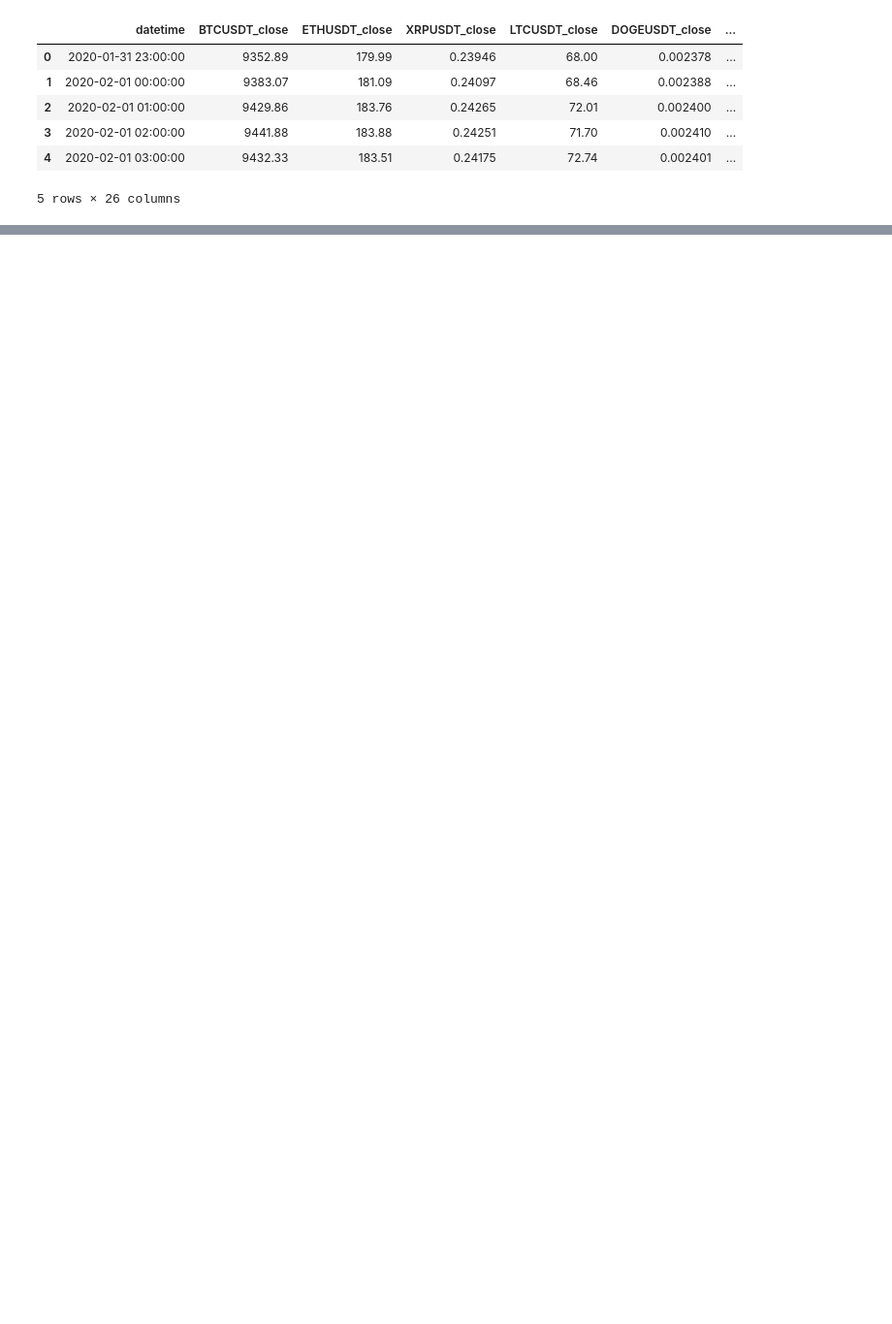
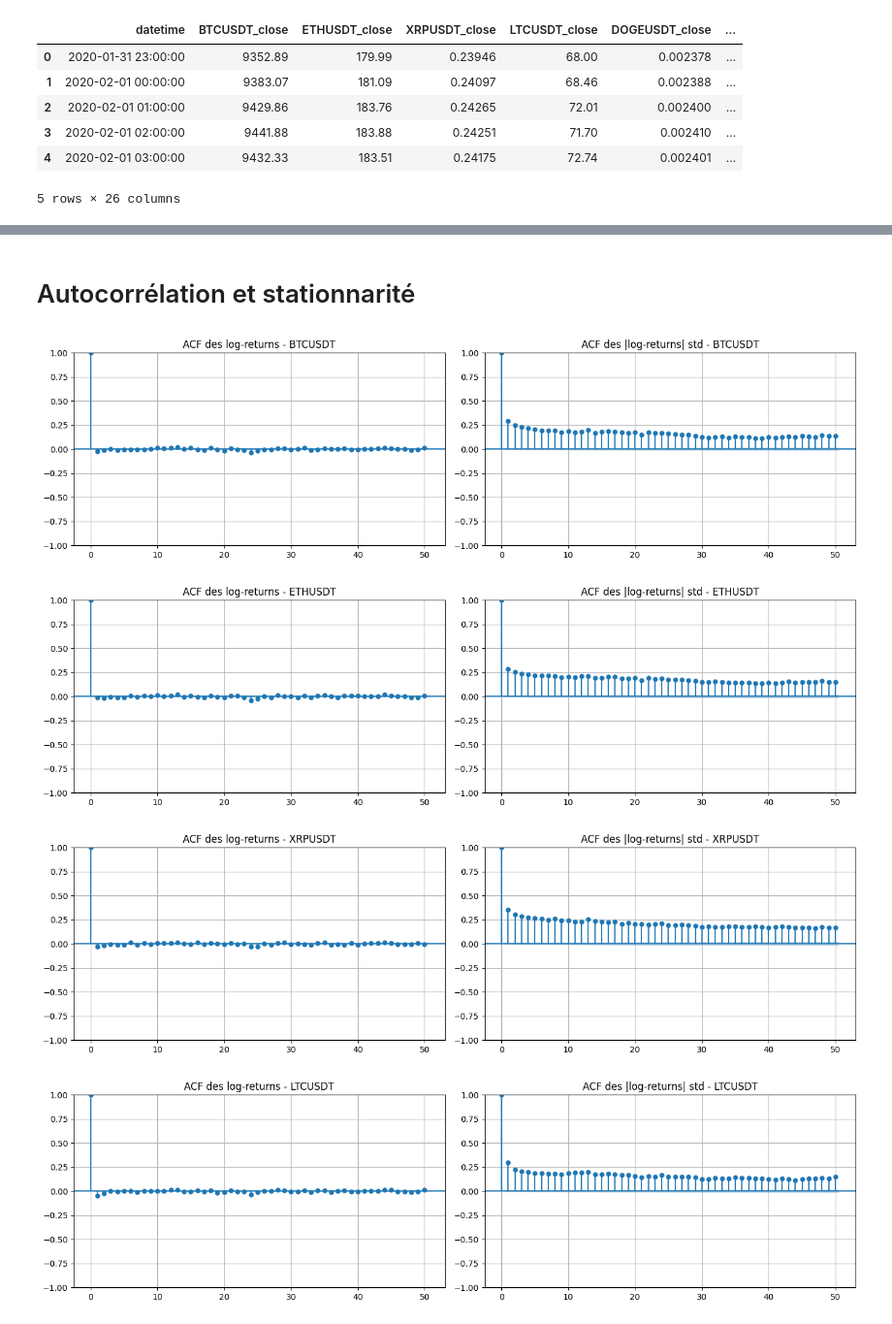
Before and after one commit to KADA-SEDODE/kalman-crypto-forecast, a Jupyter notebook: Code/Programme.ipynb, the cells around one changed output, grey strips where cells are left out. Shown at 97% size. Drawn from its saved outputs; the diff is of its cells as text; code cells hidden in the pictures; blank space fills up the shorter version.

```diff
--- a/Code/Programme.ipynb
+++ b/Code/Programme.ipynb
@@ -159,0 +220,35 @@ df_cryto_prepared.head(5)
+# %% [markdown]
+# Autocorrélation et stationnarité
+# %%
+#  ACF / PACF sur log_return et abs_log_return
+
+cryptos = ['BTCUSDT', 'ETHUSDT', 'XRPUSDT', 'LTCUSDT', 'DOGEUSDT']
+
+for crypto in cryptos:
+    fig, axes = plt.subplots(1, 2, figsize=(14, 4))
+
+    # ACF log-return
+    plot_acf(
+        df_cryto_prepared[f'{crypto}_log_return'].dropna(),
+        lags=50,
+        ax=axes[0]
+    )
+    axes[0].set_title(f"ACF des log-returns - {crypto}")
+    axes[0].grid(True)
+
+    # ACF |log-return| standardisé
+    plot_acf(
+        df_cryto_prepared[f'{crypto}_abs_std_return'].dropna(),
+        lags=50,
+        ax=axes[1]
+    )
+    axes[1].set_title(f"ACF des |log-returns| std - {crypto}")
+    axes[1].grid(True)
+
+    plt.tight_layout()
+    plt.show()
+# %% [output]
+[figure, added]
+[figure, added]
+[figure, added]
+[figure, added]
```
Also changed, not shown: parts of 30 cells of this notebook.
